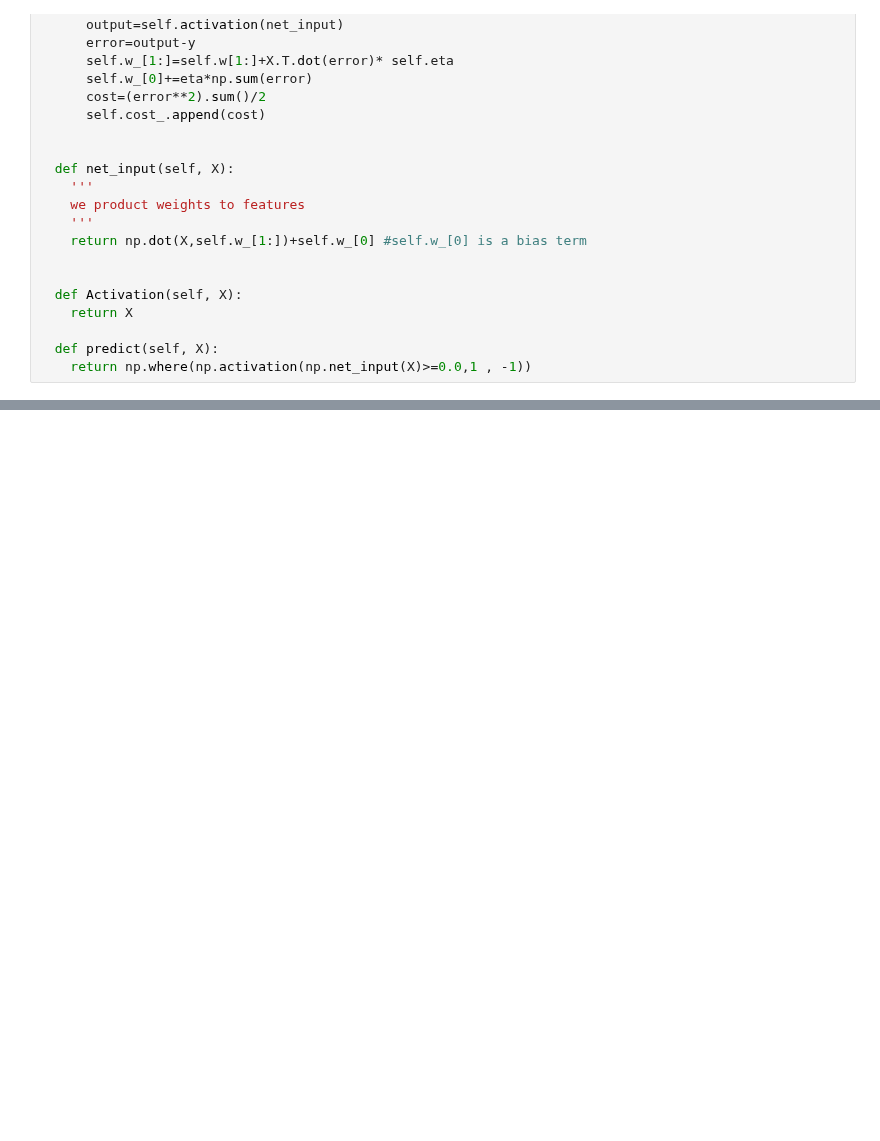
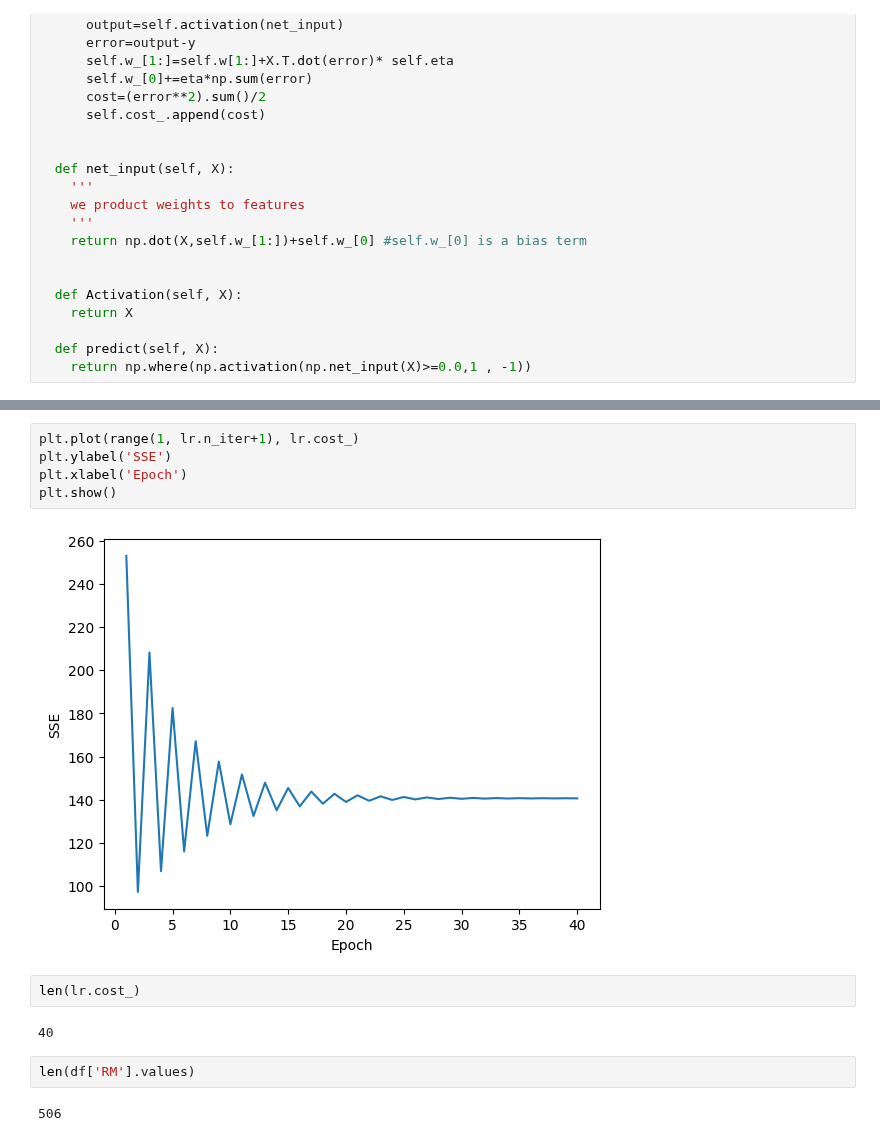
Before and after one commit to nargesghan/cs_internship_journey, a Jupyter notebook: Regression analysis/regression_analysis.ipynb, the cells around one changed output, grey strips where cells are left out. Saved outputs shown, nothing was run; the diff lists cells and outputs as text; blank space fills up the shorter version.

```diff
--- a/Regression analysis/regression_analysis.ipynb
+++ b/Regression analysis/regression_analysis.ipynb
@@ -128,0 +190,15 @@ class LinearRegressionGD:
+# %%
+plt.plot(range(1, lr.n_iter+1), lr.cost_)
+plt.ylabel('SSE')
+plt.xlabel('Epoch')
+plt.show()
+# %% [output]
+[figure, added]
+# %%
+len(lr.cost_)
+# %% [output]
+40
+# %%
+len(df['RM'].values)
+# %% [output]
+506
```
Also changed, not shown: parts of 13 cells of this notebook.
